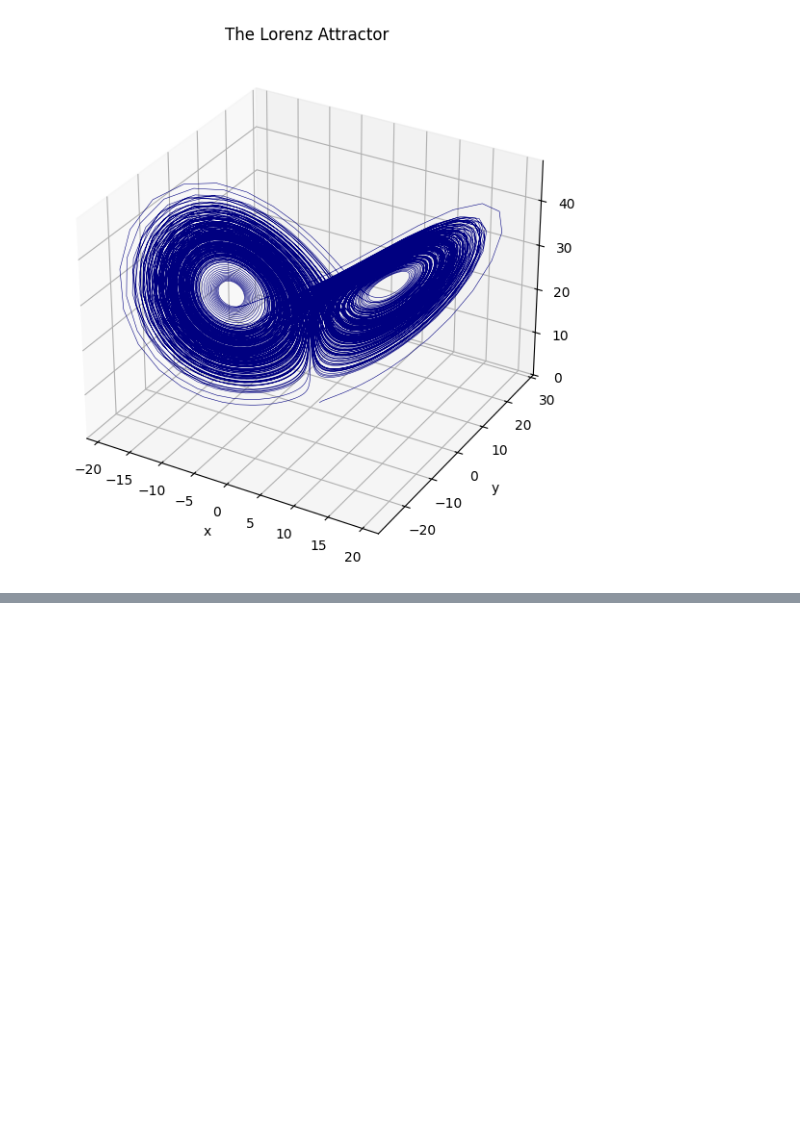
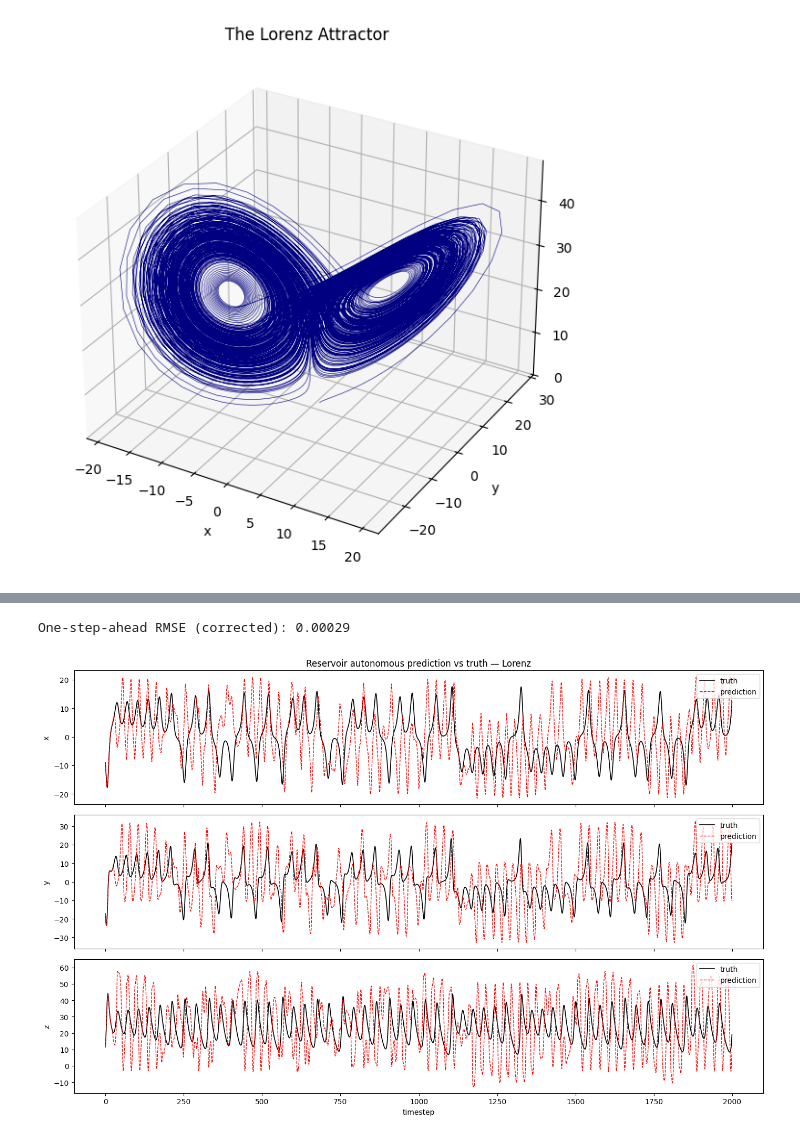
Before and after one commit to bibidybopoly/qpit-cr3bp, a Jupyter notebook: notebooks/reservoir_lorenz.ipynb, the cells around one changed output, grey strips where cells are left out. Cells and saved outputs as stored; diff of their text form; code cells hidden in the pictures; blank space fills up the shorter version.

```diff
--- a/notebooks/reservoir_lorenz.ipynb
+++ b/notebooks/reservoir_lorenz.ipynb
@@ -44,0 +279,60 @@ plt.show()
+# %%
+# --- One-step test (corrected alignment) ---
+r = np.zeros(N)
+warmup_steps = 1000
+for i in range(warmup_start - warmup_steps, warmup_start):
+    r = reservoir_update(r, u_data[i], W, W_in)
+
+onestep_preds = np.zeros((2000, 3))
+onestep_truth = np.zeros((2000, 3))
+for i in range(2000):
+    idx = warmup_start + i
+    r = reservoir_update(r, u_data[idx], W, W_in)   # absorb u_data[idx]
+    onestep_preds[i] = W_out @ r                     # predicts u_data[idx + 1]
+    onestep_truth[i] = u_data[idx + 1]               # the correct target: NEXT step
+
+onestep_rmse = np.sqrt(np.mean((onestep_preds - onestep_truth)**2))
+print(f"One-step-ahead RMSE (corrected): {onestep_rmse:.5f}")
+# %% [output]
+One-step-ahead RMSE (corrected): 0.00029
+# %%
+# === Phase 3: Autonomous prediction (clean, current W_out) ===
+predict_len = 2000
+warmup_steps = 1000
+
+# Re-warm the reservoir on real data just before the prediction start
+r = np.zeros(N)
+for i in range(warmup_start - warmup_steps, warmup_start):
+    r = reservoir_update(r, u_data[i], W, W_in)
+
+# Autonomous generation: feed each prediction back as the next input
+predictions = np.zeros((predict_len, 3))
+u = u_data[warmup_start]      # kick off with the last real input
+for i in range(predict_len):
+    r = reservoir_update(r, u, W, W_in)   # absorb current input
+    pred = W_out @ r                       # predict next state
+    predictions[i] = pred
+    u = pred                               # feed prediction back
+
+# True trajectory over the same span — aligned to what we predict.
+# predictions[i] is the model's guess for u_data[warmup_start + i + 1].
+truth = u_data[warmup_start + 1 : warmup_start + 1 + predict_len]
+
+# Back to real Lorenz units
+predictions_real = predictions * data_std + data_mean
+truth_real = truth * data_std + data_mean
+
+# Plot truth vs prediction for each variable
+fig, axes = plt.subplots(3, 1, figsize=(14, 9), sharex=True)
+labels = ['x', 'y', 'z']
+for k in range(3):
+    axes[k].plot(truth_real[:, k], 'k-', linewidth=1.2, label='truth')
+    axes[k].plot(predictions_real[:, k], 'r--', linewidth=1.0, label='prediction')
+    axes[k].set_ylabel(labels[k])
+    axes[k].legend(loc='upper right')
+axes[0].set_title('Reservoir autonomous prediction vs truth — Lorenz')
+axes[-1].set_xlabel('timestep')
+plt.tight_layout()
+plt.show()
+# %% [output]
+[figure, added]
```
Also changed, not shown: parts of 10 cells of this notebook, 1 other file.
